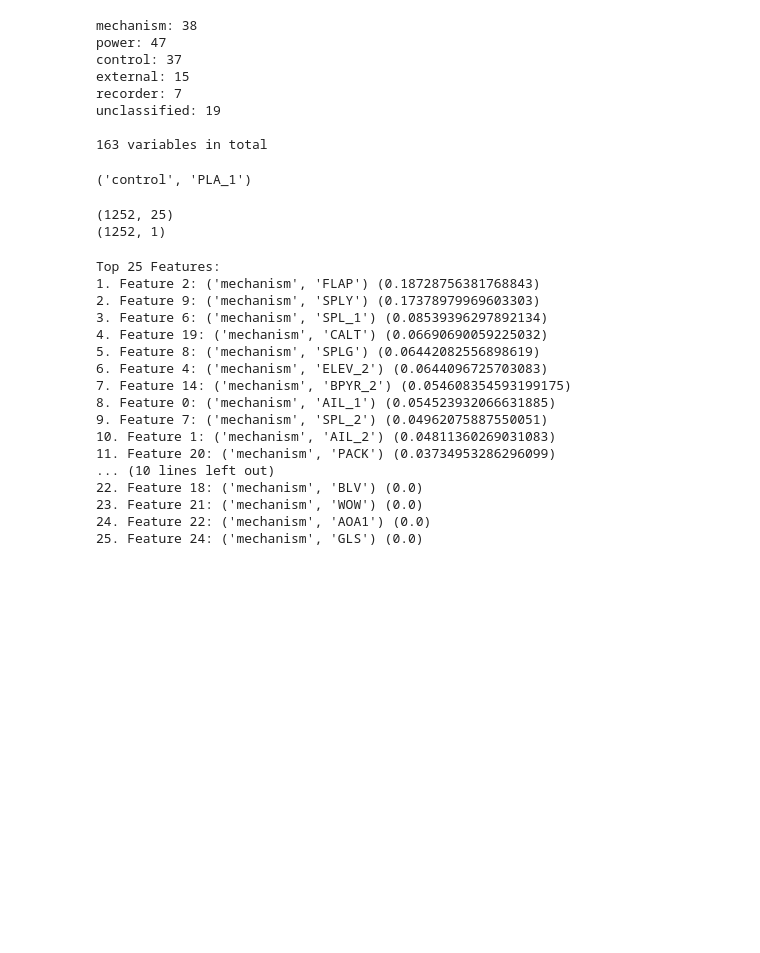
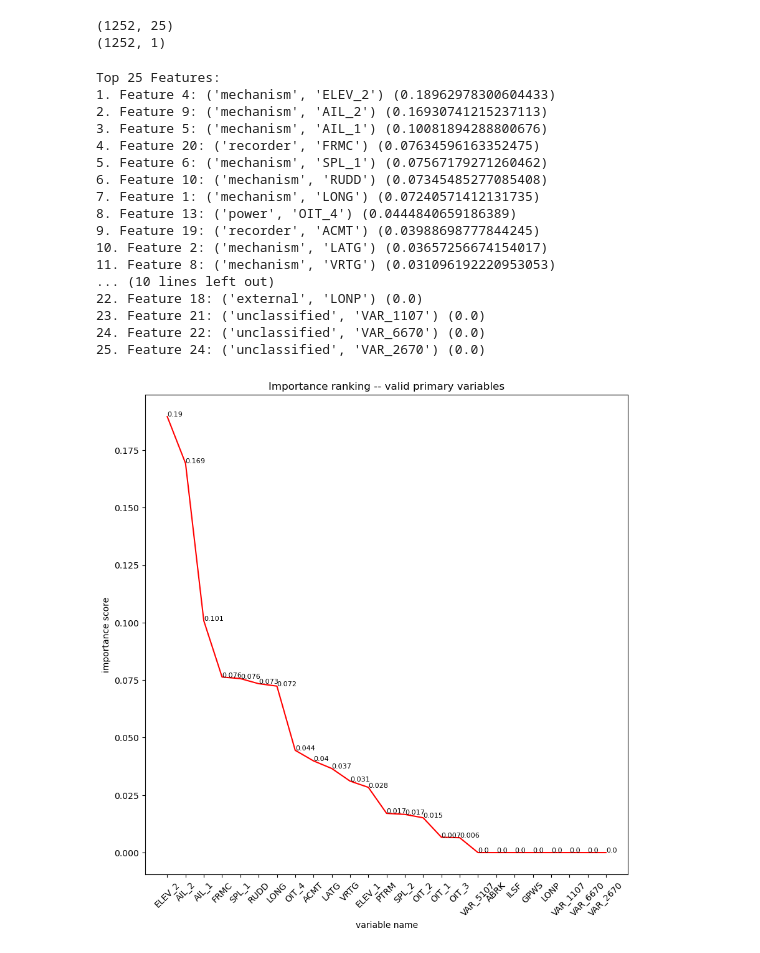
Before and after one commit to srt-uncertainty-wind/code, a Jupyter notebook: variableSelect_randomForest.ipynb, the cells around one changed output. Cells and saved outputs as stored; diff of their text form; code cells hidden in the pictures; blank space fills up the shorter version.

```diff
--- a/variableSelect_randomForest.ipynb
+++ b/variableSelect_randomForest.ipynb
@@ -22,7 +22,6 @@ exception_folder_paths = [os.path.join(exception_save_path, item) for item in ex
 # %%
 # give the preset classification of variables
 group_names_list = ["mechanism", "power", "control", "external", "recorder", "unclassified"]
-group_lens_dict = {}
 
 var_group_mechanism = ["AIL_1", "AIL_2", "FLAP", "ELEV_1", "ELEV_2", "RUDD", "SPL_1", "SPL_2", "SPLG", "SPLY", "ABRK", "BPGR_1", "BPGR_2", "BPYR_1", "BPYR_2", "MSQT_1", "MSQT_2", "NSQT", "BLV", "CALT", "PACK", "WOW",
                        "AOA1", "AOA2", "GLS", "PTCH", "ROLL",
@@ -43,10 +42,6 @@ var_group_recorder = ["DWPT", "PH",
 var_group_unclassified = ["ATEN", "EVNT", "HF1", "HF2", "VHF1", "VHF2", "VHF3", "LMOD", "VMODE", "MACH", "MNS", "MRK", "N1C", "N1CO", "SMKB", "VAR_1107", "VAR_2670", "VAR_5107", "VAR_6670"]
 
 var_groups_dict = {"mechanism": var_group_mechanism, "power": var_group_power, "control": var_group_control, "external": var_group_external, "recorder": var_group_recorder, "unclassified": var_group_unclassified}
-for group_name, var_group in var_groups_dict.items():
-    group_lens_dict[group_name] = len(var_group)
-    print(f"{group_name}: {len(var_group)}")
-print(f"\n{sum(group_lens_dict.values())} variables in total")
 
 # 给定数据不完整的变量列表
 invalid_var_dict = {'mechanism': ['FLAP', 'SPLG', 'SPLY', 'BPGR_1', 'BPGR_2', 'BPYR_1', 'BPYR_2', 'MSQT_1', 'MSQT_2', 'NSQT', 'BLV', 'CALT', 'PACK', 'WOW', 'AOA1', 'AOA2', 'GLS', 'PTCH', 'ROLL', 'TH', 'MH', 'TAS', 'CASM', 'GS', 'IVV', 'FPAC', 'CTAC'], \
@@ -59,26 +54,16 @@ invalid_var_dict = {'mechanism': ['FLAP', 'SPLG', 'SPLY', 'BPGR_1', 'BPGR_2', 'B
 valid_var_dict = {group_name: list(set(var_groups_dict[group_name]) - set(invalid_var_dict[group_name])) for group_name in var_groups_dict.keys()}
 
 # 查找给定总序数对应的变量名称
-def find_var_name(idx):
+def find_var_name(idx, var_dict):
     count = 0
-    for group_name, var_group in var_groups_dict.items():
+    group_lens_dict = {}
+    for group_name, var_list in var_dict.items():
+        group_lens_dict[group_name] = len(var_list)
+    for group_name, var_group in var_dict.items():
         if count + group_lens_dict[group_name] > idx:
             return group_name, var_group[idx - count]
         else:
             count += group_lens_dict[group_name]
-# %% [output]
-mechanism: 38
-power: 47
-control: 37
-external: 15
-recorder: 7
-unclassified: 19
-
-163 variables in total
-# %%
-find_var_name(100)
-# %% [output]
-('control', 'PLA_1')
 # %%
 # 读取一个异常mat文件
 e_mat_path = os.path.join(exception_folder_paths[0], os.listdir(exception_folder_paths[0])[0])
@@ -121,27 +106,44 @@ rf.fit(explain_var_array, response_wshr_array)
 # 获取特征重要性并排序输出
 feature_importances = rf.feature_importances_
 importances_indices = np.argsort(feature_importances)[::-1]
-top_k = explain_var_array.shape[1]  # 选择前 k 个重要性最高的特征
-feature_names = [f"Feature {i}: {find_var_name(i)}" for i in range(explain_var_array.shape[1])]
+top_k = 25  # 选择前 k 个重要性最高的特征
 
 print("Top", top_k, "Features:")
 for i in range(top_k):
-    print(f"{i+1}. {feature_names[importances_indices[i]]} ({feature_importances[importances_indices[i]]})")
+    print(f"{i+1}. Feature {importances_indices[i]}: {find_var_name(importances_indices[i], valid_var_dict)} ({feature_importances[importances_indices[i]]})")
 # %% [output]
 Top 25 Features:
-1. Feature 2: ('mechanism', 'FLAP') (0.18728756381768843)
-2. Feature 9: ('mechanism', 'SPLY') (0.17378979969603303)
-3. Feature 6: ('mechanism', 'SPL_1') (0.08539396297892134)
-4. Feature 19: ('mechanism', 'CALT') (0.06690690059225032)
-5. Feature 8: ('mechanism', 'SPLG') (0.06442082556898619)
-6. Feature 4: ('mechanism', 'ELEV_2') (0.0644096725703083)
-7. Feature 14: ('mechanism', 'BPYR_2') (0.054608354593199175)
-8. Feature 0: ('mechanism', 'AIL_1') (0.054523932066631885)
-9. Feature 7: ('mechanism', 'SPL_2') (0.04962075887550051)
-10. Feature 1: ('mechanism', 'AIL_2') (0.04811360269031083)
-11. Feature 20: ('mechanism', 'PACK') (0.03734953286296099)
+1. Feature 4: ('mechanism', 'ELEV_2') (0.18962978300604433)
+2. Feature 9: ('mechanism', 'AIL_2') (0.16930741215237113)
+3. Feature 5: ('mechanism', 'AIL_1') (0.10081894288800676)
+4. Feature 20: ('recorder', 'FRMC') (0.07634596163352475)
+5. Feature 6: ('mechanism', 'SPL_1') (0.07567179271260462)
+6. Feature 10: ('mechanism', 'RUDD') (0.07345485277085408)
+7. Feature 1: ('mechanism', 'LONG') (0.07240571412131735)
+8. Feature 13: ('power', 'OIT_4') (0.0444840659186389)
+9. Feature 19: ('recorder', 'ACMT') (0.03988698777844245)
+10. Feature 2: ('mechanism', 'LATG') (0.03657256674154017)
+11. Feature 8: ('mechanism', 'VRTG') (0.031096192220953053)
 ... (10 lines left out)
-22. Feature 18: ('mechanism', 'BLV') (0.0)
-23. Feature 21: ('mechanism', 'WOW') (0.0)
-24. Feature 22: ('mechanism', 'AOA1') (0.0)
-25. Feature 24: ('mechanism', 'GLS') (0.0)
+22. Feature 18: ('external', 'LONP') (0.0)
+23. Feature 21: ('unclassified', 'VAR_1107') (0.0)
+24. Feature 22: ('unclassified', 'VAR_6670') (0.0)
+25. Feature 24: ('unclassified', 'VAR_2670') (0.0)
+# %%
+# 可视化
+import matplotlib.pyplot as plt
+
+varname_list = [find_var_name(importances_indices[i], valid_var_dict)[1] for i in range(top_k)]
+importances_list = [feature_importances[importances_indices[i]] for i in range(top_k)]
+
+plt.figure(figsize=(10, 10))
+plt.plot(importances_list, color="red")
+plt.xticks(range(len(varname_list)), varname_list, rotation=45)
+plt.xlabel('variable name')
+plt.ylabel('importance score')
+plt.title('Importance ranking -- valid primary variables')
+for i in range(len(varname_list)):
+    plt.text(i, importances_list[i], f"{round(importances_list[i],3)}", fontsize=8)
+plt.show()
+# %% [output]
+[figure, added]
```
Also changed, not shown: 1 other file.
